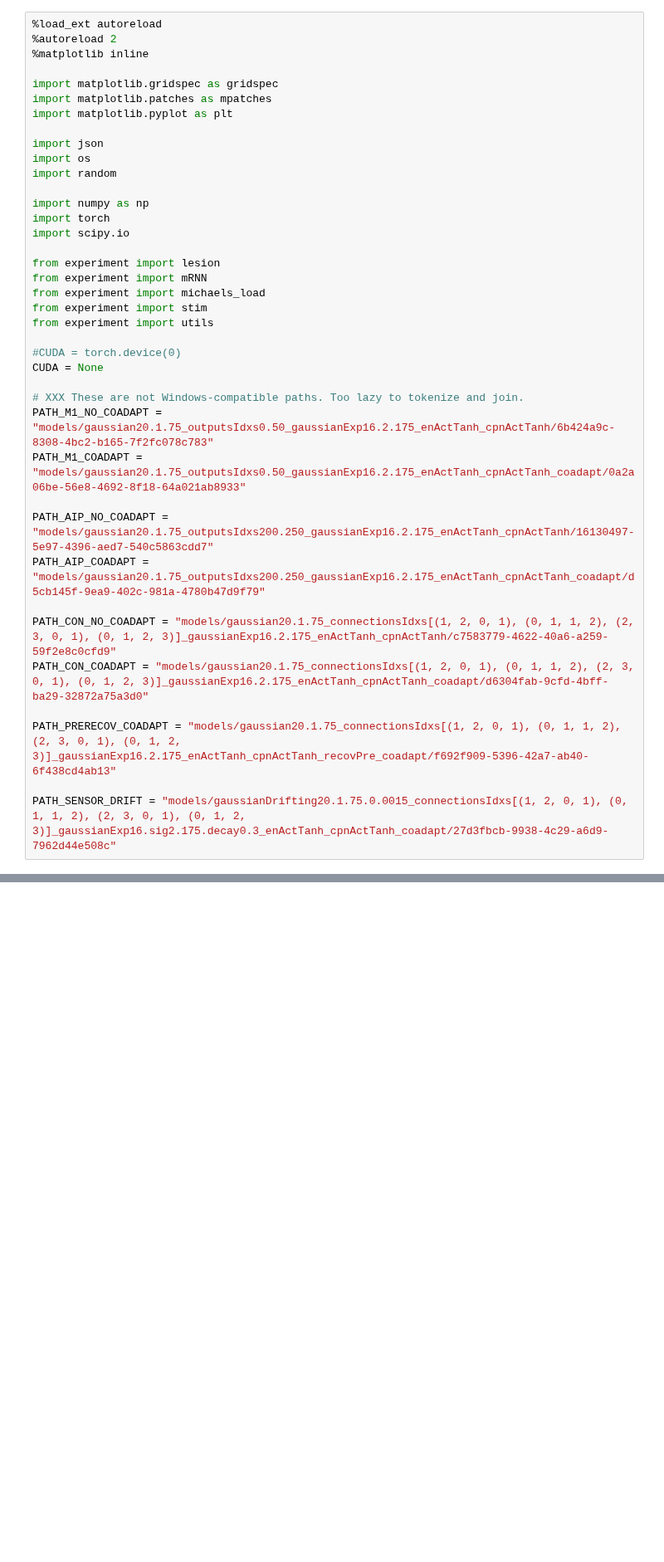
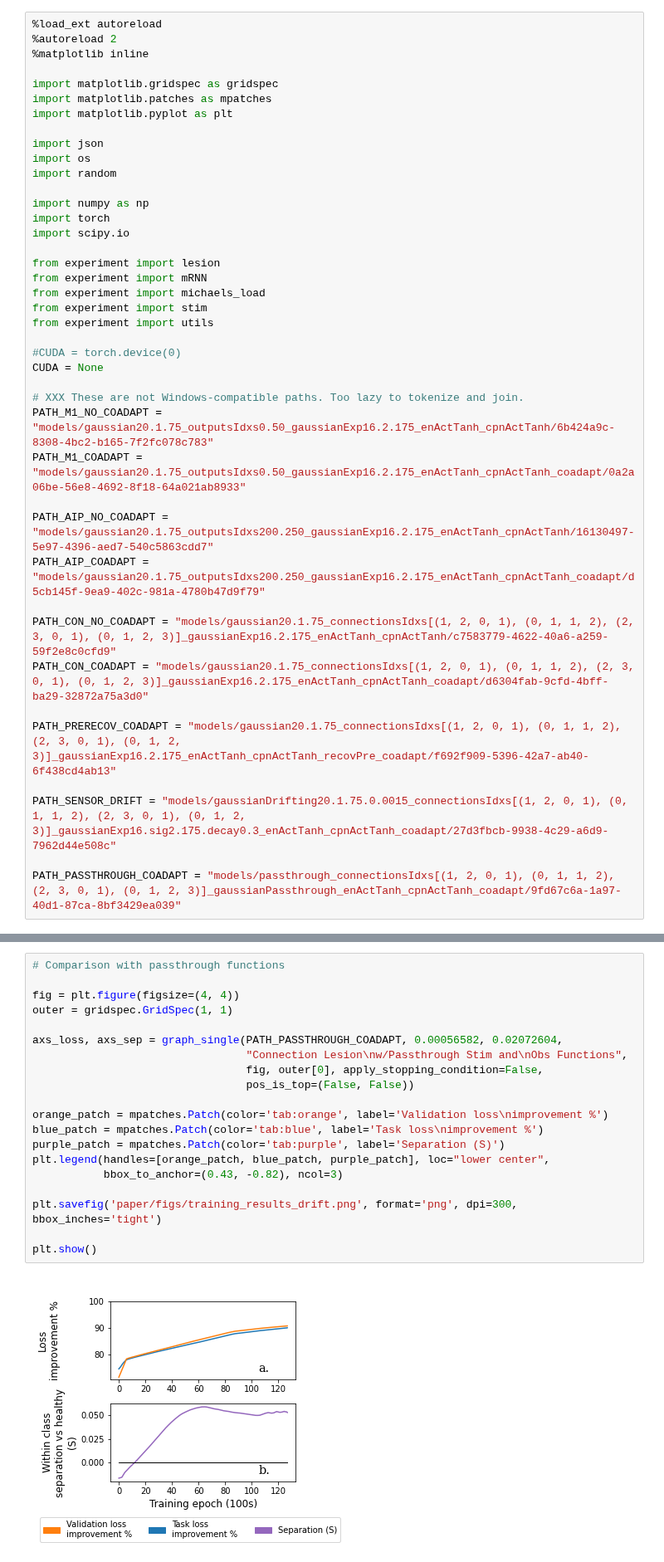
Before and after one commit to mmattb/coproc-poc, a Jupyter notebook: analyze_results.ipynb, the cells around one changed output, grey strips where cells are left out. Shown at 83% size. Cells and saved outputs as stored; diff of their text form; blank space fills up the shorter version.

```diff
--- a/analyze_results.ipynb
+++ b/analyze_results.ipynb
@@ -37,6 +37,8 @@ PATH_CON_COADAPT = "models/gaussian20.1.75_connectionsIdxs[(1, 2, 0, 1), (0, 1,
 PATH_PRERECOV_COADAPT = "models/gaussian20.1.75_connectionsIdxs[(1, 2, 0, 1), (0, 1, 1, 2), (2, 3, 0, 1), (0, 1, 2, 3)]_gaussianExp16.2.175_enActTanh_cpnActTanh_recovPre_coadapt/f692f909-5396-42a7-ab40-6f438cd4ab13"
 
 PATH_SENSOR_DRIFT = "models/gaussianDrifting20.1.75.0.0015_connectionsIdxs[(1, 2, 0, 1), (0, 1, 1, 2), (2, 3, 0, 1), (0, 1, 2, 3)]_gaussianExp16.sig2.175.decay0.3_enActTanh_cpnActTanh_coadapt/27d3fbcb-9938-4c29-a6d9-7962d44e508c"
+
+PATH_PASSTHROUGH_COADAPT = "models/passthrough_connectionsIdxs[(1, 2, 0, 1), (0, 1, 1, 2), (2, 3, 0, 1), (0, 1, 2, 3)]_gaussianPassthrough_enActTanh_cpnActTanh_coadapt/9fd67c6a-1a97-40d1-87ca-8bf3429ea039"
 # %%
 # Two part stopping policy:
 # * Go no longer than 250000 epochs, so we have a hard stop
@@ -367,3 +384,25 @@ plt.show()
+# %%
+# Comparison with passthrough functions
+
+fig = plt.figure(figsize=(4, 4))
+outer = gridspec.GridSpec(1, 1)
+
+axs_loss, axs_sep = graph_single(PATH_PASSTHROUGH_COADAPT, 0.00056582, 0.02072604,
+                                 "Connection Lesion\nw/Passthrough Stim and\nObs Functions",
+                                 fig, outer[0], apply_stopping_condition=False,
+                                 pos_is_top=(False, False))
+
+orange_patch = mpatches.Patch(color='tab:orange', label='Validation loss\nimprovement %')
+blue_patch = mpatches.Patch(color='tab:blue', label='Task loss\nimprovement %')
+purple_patch = mpatches.Patch(color='tab:purple', label='Separation (S)')
+plt.legend(handles=[orange_patch, blue_patch, purple_patch], loc="lower center",
+           bbox_to_anchor=(0.43, -0.82), ncol=3)
+
+plt.savefig('paper/figs/training_results_drift.png', format='png', dpi=300, bbox_inches='tight')
+
+plt.show()
+# %% [output]
+[figure, added]
 # %%
 # Pre-load the data
 paths = [PATH_M1_NO_COADAPT, PATH_M1_COADAPT,PATH_AIP_NO_COADAPT,
```
Also changed, not shown: parts of 7 cells of this notebook, 5 other files.
